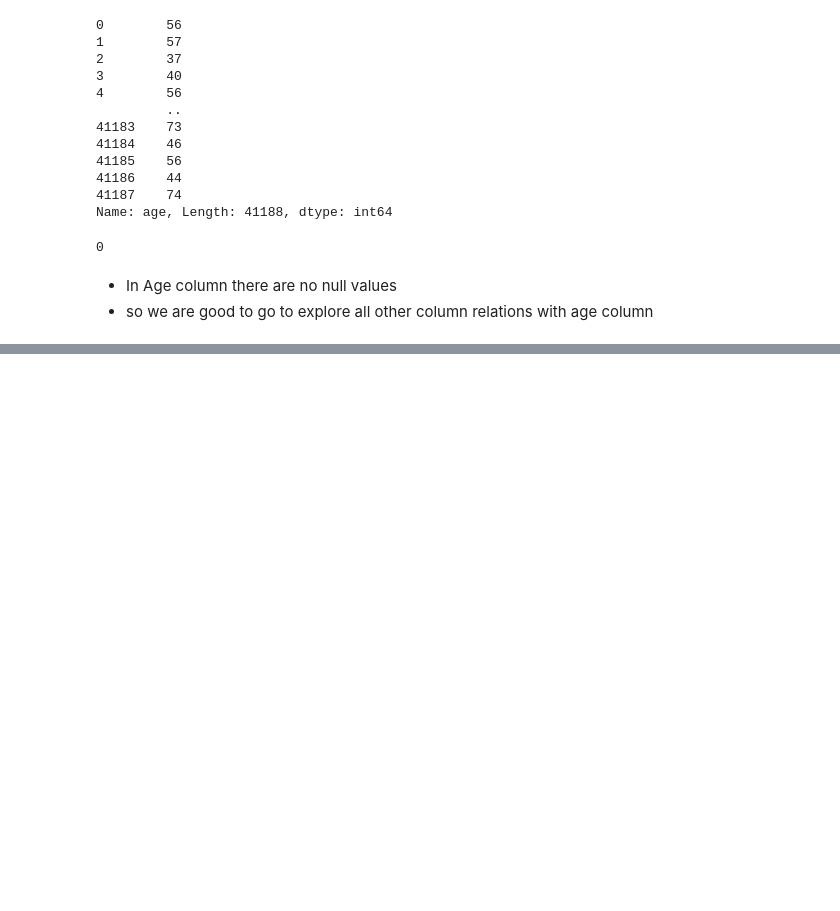
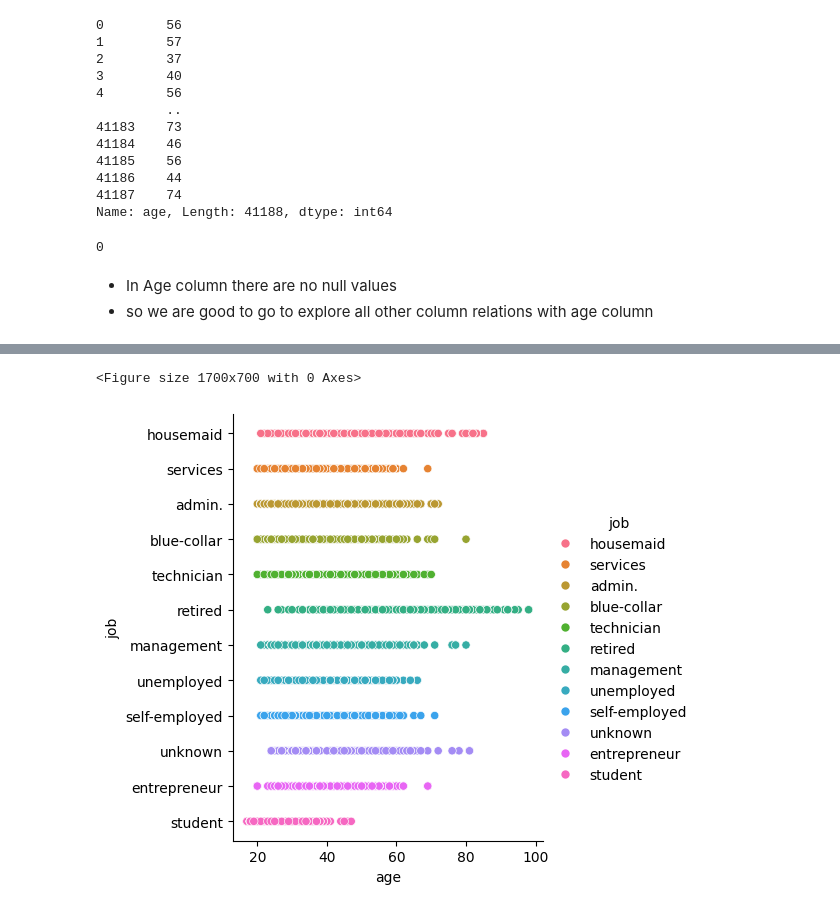
Before and after one commit to SudarshanIngole/Batch-18-2024, a Jupyter notebook: PRCP_Portuges.ipynb, the cells around one changed output, grey strips where cells are left out. Drawn from its saved outputs; the diff is of its cells as text; code cells hidden in the pictures; blank space fills up the shorter version.

```diff
--- a/PRCP_Portuges.ipynb
+++ b/PRCP_Portuges.ipynb
@@ -168,0 +199,7 @@ sns.countplot('age')
+# %%
+plt.figure(figsize=(17,7))
+sns.relplot(x='age', y='job', hue='job', data=data)
+plt.show()
+# %% [output]
+<Figure size 1700x700 with 0 Axes>
+[figure, added]
```
Also changed, not shown: parts of 18 cells of this notebook.
